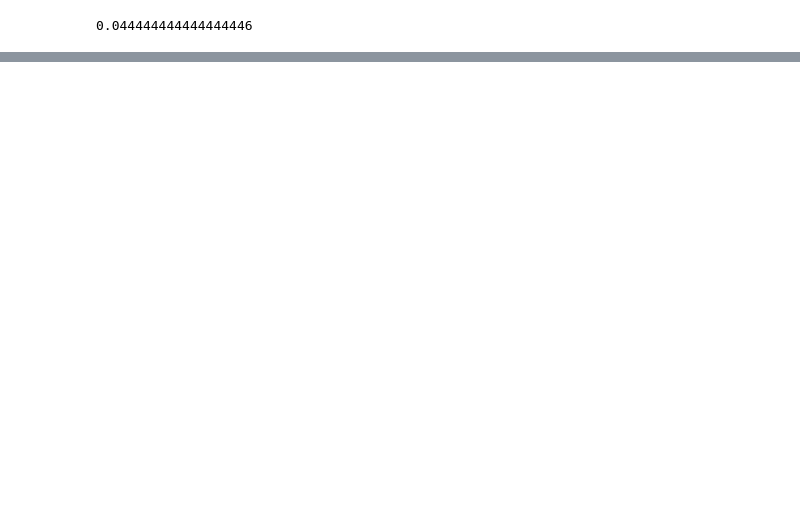
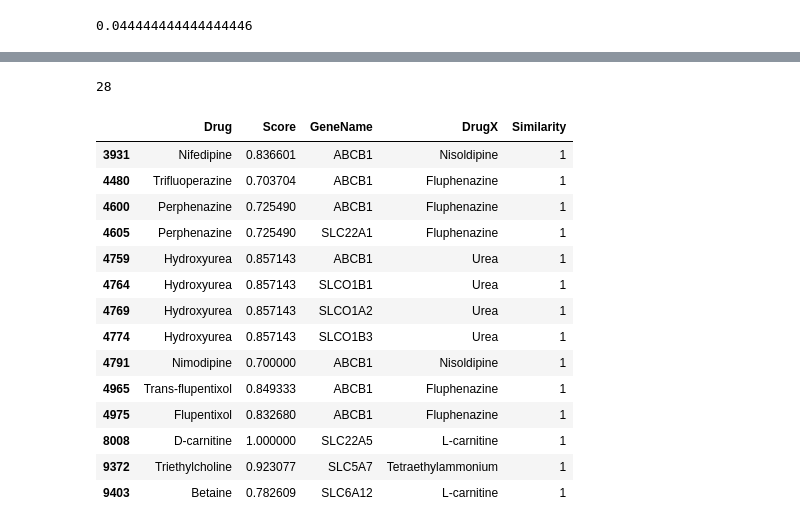
Before and after one commit to alematic/Lozhack23, a Jupyter notebook: m2m_comparison.ipynb, the cells around one changed output, grey strips where cells are left out. Cells and saved outputs as stored; diff of their text form; code cells hidden in the pictures; blank space fills up the shorter version.

```diff
--- a/m2m_comparison.ipynb
+++ b/m2m_comparison.ipynb
@@ -120,0 +134,38 @@ score
+# %%
+molR = molList[molList['Drug_Name'].isin(results_unique['DrugX'])]
+molR = molR.drop_duplicates(subset=['final_smiles'])
+result_data_val = []
+#create for loop to calculate the similarity between molX and each mol in ABCB1 and store the results in the array 'results'
+for i in range(len(molList['final_smiles'])):
+    for j in range(len(molR['final_smiles'])):
+        result_data_val.append([
+            molList['Drug_Name'].iloc[i],
+            similar([molR['final_smiles'].iloc[j], molList['final_smiles'].iloc[i]], 4),
+            molList['Gene_name'].iloc[i],
+            molR['Drug_Name'].iloc[j]
+        ])
+# %%
+results_val = pd.DataFrame(result_data_val, columns=['Drug', 'Score', 'GeneName', 'DrugX'])
+results_val['Similarity'] = results_val['Score'].apply(lambda x: 1 if x>0.6 else 0)
+display(results_val['Similarity'].sum())
+
+results_unique_val = results_val[results_val['Similarity']==1]
+results_unique_val = results_unique_val[results_unique_val['Drug'] != results_unique_val['DrugX']]
+results_unique_val
+# %% [output]
+28
+|  | Drug | Score | GeneName | DrugX | Similarity |
+| 3931 | Nifedipine | 0.836601 | ABCB1 | Nisoldipine | 1 |
+| 4480 | Trifluoperazine | 0.703704 | ABCB1 | Fluphenazine | 1 |
+| 4600 | Perphenazine | 0.725490 | ABCB1 | Fluphenazine | 1 |
+| 4605 | Perphenazine | 0.725490 | SLC22A1 | Fluphenazine | 1 |
+| 4759 | Hydroxyurea | 0.857143 | ABCB1 | Urea | 1 |
+| 4764 | Hydroxyurea | 0.857143 | SLCO1B1 | Urea | 1 |
+| 4769 | Hydroxyurea | 0.857143 | SLCO1A2 | Urea | 1 |
+| 4774 | Hydroxyurea | 0.857143 | SLCO1B3 | Urea | 1 |
+| 4791 | Nimodipine | 0.700000 | ABCB1 | Nisoldipine | 1 |
+| 4965 | Trans-flupentixol | 0.849333 | ABCB1 | Fluphenazine | 1 |
+| 4975 | Flupentixol | 0.832680 | ABCB1 | Fluphenazine | 1 |
+| 8008 | D-carnitine | 1.000000 | SLC22A5 | L-carnitine | 1 |
+| 9372 | Triethylcholine | 0.923077 | SLC5A7 | Tetraethylammonium | 1 |
+| 9403 | Betaine | 0.782609 | SLC6A12 | L-carnitine | 1 |
```
Also changed, not shown: parts of 8 cells of this notebook.
